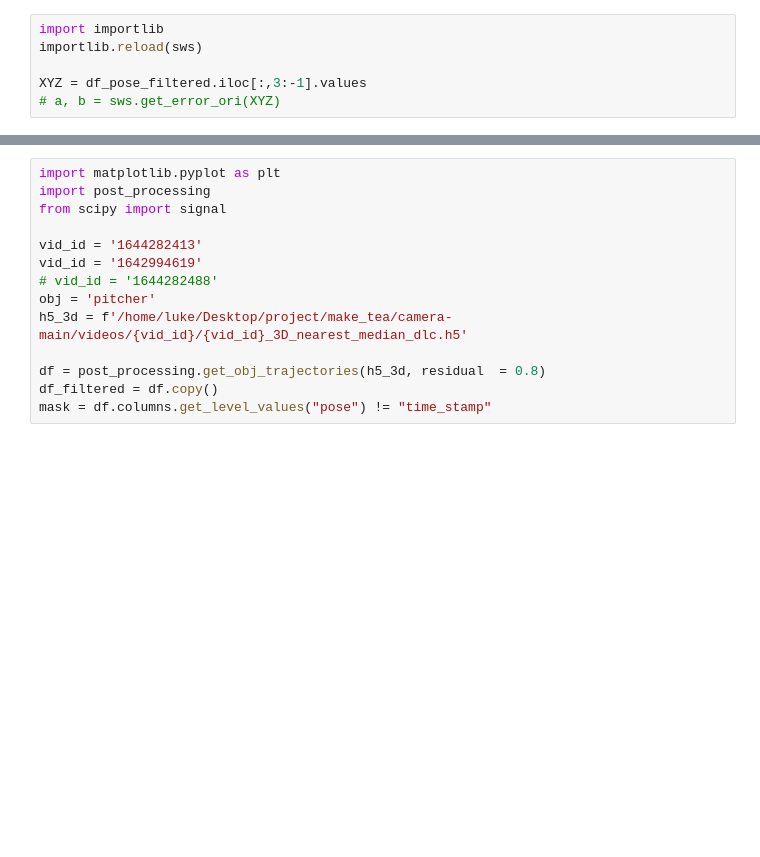
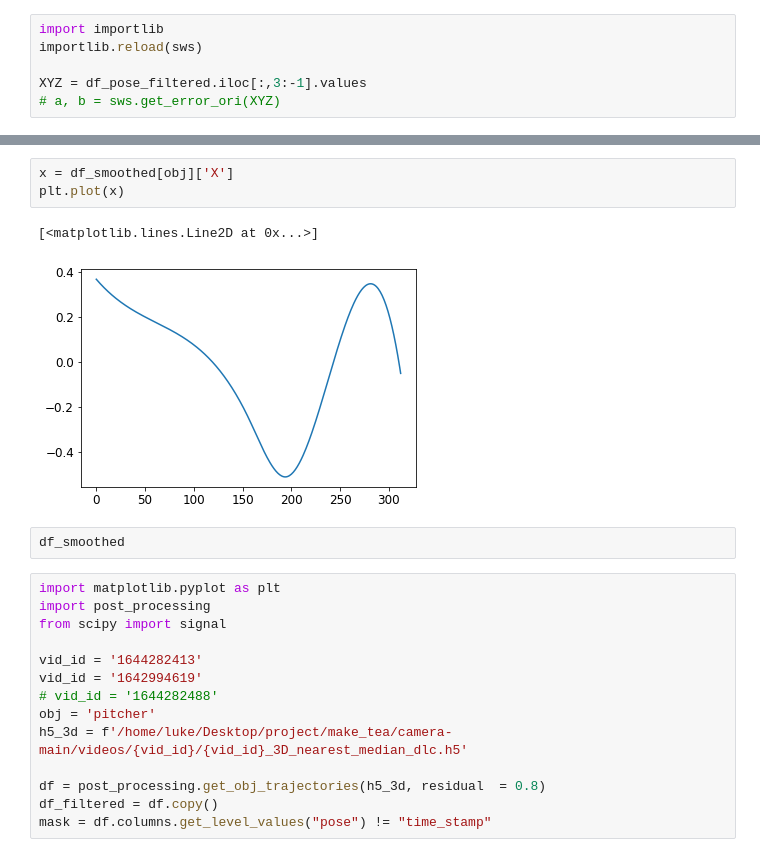
Before and after one commit to x35yao/make_tea, a Jupyter notebook: sws_test.ipynb, the cells around one changed output, grey strips where cells are left out. Cells and saved outputs as stored; diff of their text form; blank space fills up the shorter version.

```diff
--- a/sws_test.ipynb
+++ b/sws_test.ipynb
@@ -545,3 +542,11 @@ for u, j in zip(inds_filtered, error_filtered[inds_filtered]):
+# %%
+x = df_smoothed[obj]['X']
+plt.plot(x)
+# %% [output]
+[<matplotlib.lines.Line2D at 0x...>]
+[figure, added]
+# %%
+df_smoothed
 # %%
 import matplotlib.pyplot as plt
 import post_processing
```
Also changed, not shown: parts of 25 cells of this notebook, 35 other files.
